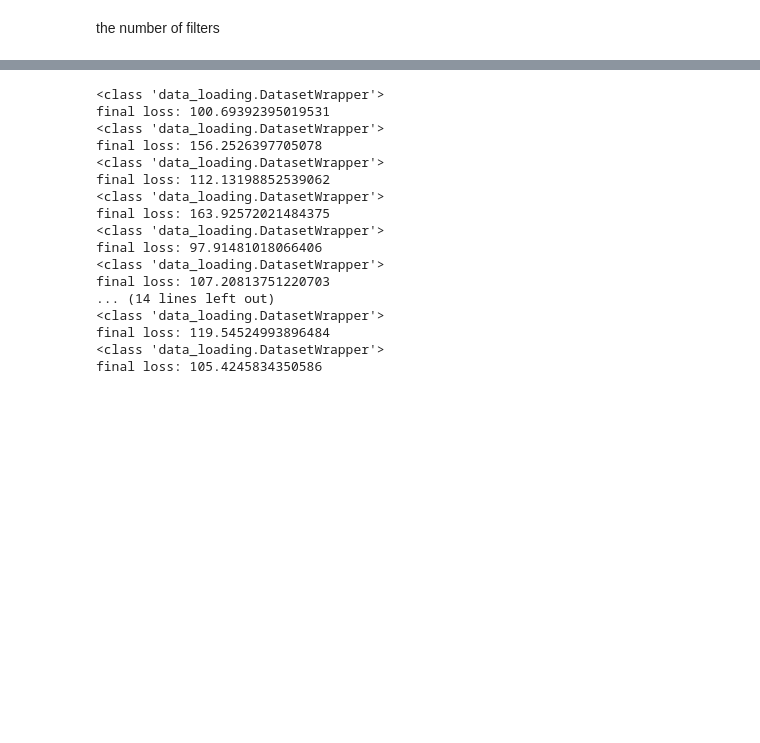
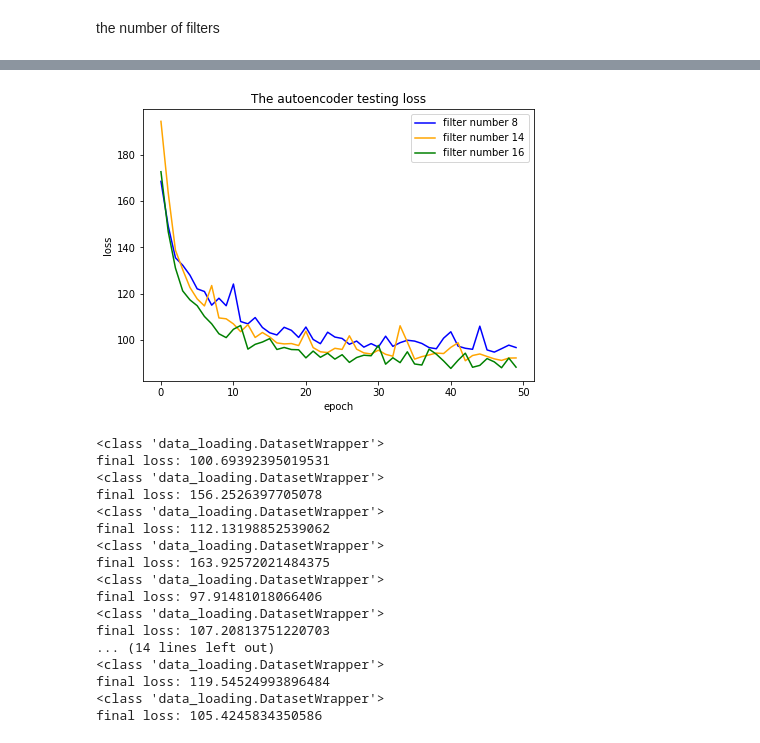
Before and after one commit to JordanFoss/STAT3007_Project, a Jupyter notebook: optimal_denosing_autoencoder.ipynb, the cells around one changed output, grey strips where cells are left out. Drawn from its saved outputs; the diff is of its cells as text; code cells hidden in the pictures; blank space fills up the shorter version.

```diff
--- a/optimal_denosing_autoencoder.ipynb
+++ b/optimal_denosing_autoencoder.ipynb
@@ -273,3 +310,15 @@ KeyboardInterrupt: ignored
+# %%
+plt.figure(figsize=(7,5))
+plt.plot(np.arange(len(num_of_filter[8][0])), num_of_filter[8][1], color='blue', label='filter number 8')
+plt.plot(np.arange(len(num_of_filter[14][0])), num_of_filter[14][1], color='orange', label='filter number 14')
+plt.plot(np.arange(len(num_of_filter[16][0])), num_of_filter[16][1], color='green', label='filter number 16')
+plt.xlabel('epoch')
+plt.ylabel('loss')
+plt.legend()
+plt.title('The autoencoder testing loss')
+plt.show()
+# %% [output]
+[figure, added]
 # %%
 loss = nn.MSELoss()
 nepoch = 20
```
Also changed, not shown: parts of 29 cells of this notebook.
